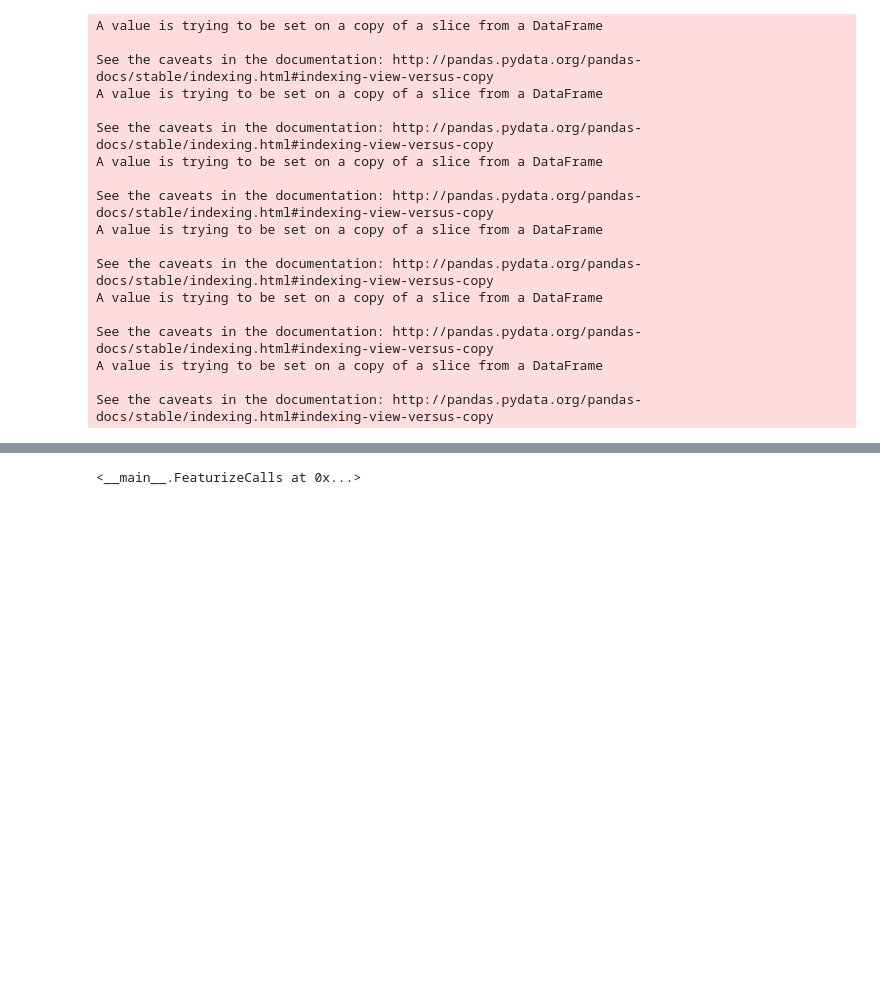
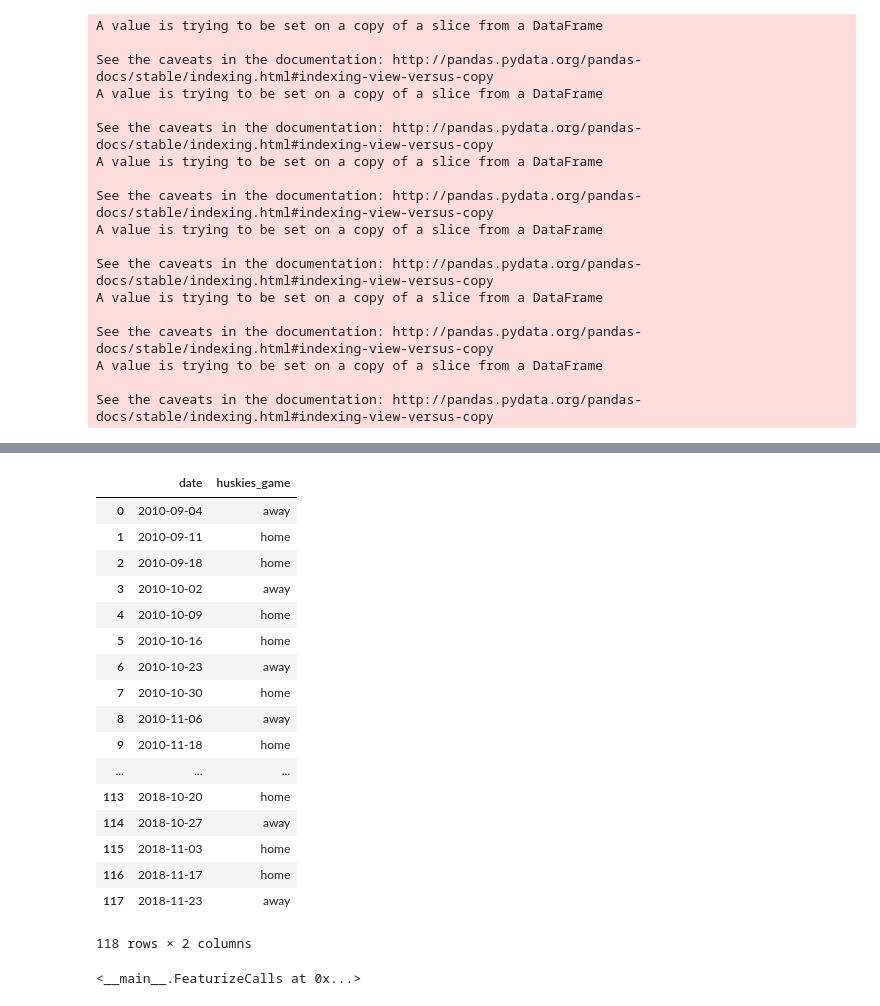
Before and after one commit to analyticallycorrect/seattle_domestic_violence, a Jupyter notebook: Notebooks/pipeline_dev.ipynb, the cells around one changed output, grey strips where cells are left out. Saved outputs shown, nothing was run; the diff lists cells and outputs as text; code cells hidden in the pictures; blank space fills up the shorter version.

Commit message:
add method for Huskies football schedule to Retriever class

```diff
--- a/Notebooks/pipeline_dev.ipynb
+++ b/Notebooks/pipeline_dev.ipynb
@@ -39,7 +39,7 @@ class DataRetrieval():
 
     def get_seahawks_schedule(self, filepath='../data/seahawks_schedule.csv'):
         """
-        Retrieves weather data from filepath
+        Retrieves Seahawks game schedule from filepath
 
         Will need to rewrite scraper used to retrieve this data
         """
@@ -70,7 +70,25 @@ class DataRetrieval():
                     df['seahawks_game'][i] = 'home_Playoffs'
                 else:
                     df['seahawks_game'][i] = 'home_Regular'
-        return df[['date', 'seahawks_game']]
+        return df[['date', 'seahawks_game']].copy()
+
+    def get_huskies_schedule(self, filepath='../data/huskies_schedule.csv'):
+        """
+        Retrieves Huskies game schedule from filepath
+
+        Will need to rewrite scraper used to retrieve this data
+        """
+        df_in = pd.read_csv(filepath)
+        df = df_in.copy()
+        df['date'] = pd.to_datetime(df['Date']).dt.date
+
+        df['huskies_game'] = ''
+        for i in range(len(df)):
+            if type(df.iloc[i]['Unnamed: 6']) == str:
+                df['huskies_game'][i] = 'away'
+            else:
+                df['huskies_game'][i] = 'home'
+        return df[['date','huskies_game']].copy()
 
 
 class FeaturizeCalls():
@@ -270,0 +268,2 @@ seahawks_schedule
+# %%
+huskies_schedule = retriever.get_huskies_schedule()
@@ -271,3 +277,24 @@ seahawks_schedule
+# %%
+huskies_schedule
+# %% [output]
+|  | date | huskies_game |
+| 0 | 2010-09-04 | away |
+| 1 | 2010-09-11 | home |
+| 2 | 2010-09-18 | home |
+| 3 | 2010-10-02 | away |
+| 4 | 2010-10-09 | home |
+| 5 | 2010-10-16 | home |
+| 6 | 2010-10-23 | away |
+| 7 | 2010-10-30 | home |
+| 8 | 2010-11-06 | away |
+| 9 | 2010-11-18 | home |
+| ... | ... | ... |
+| 113 | 2018-10-20 | home |
+| 114 | 2018-10-27 | away |
+| 115 | 2018-11-03 | home |
+| 116 | 2018-11-17 | home |
+| 117 | 2018-11-23 | away |
+118 rows × 2 columns
 # %%
 seattle_dv_eda.ipynb
 # %%
```
Also changed, not shown: parts of 2 cells of this notebook.
